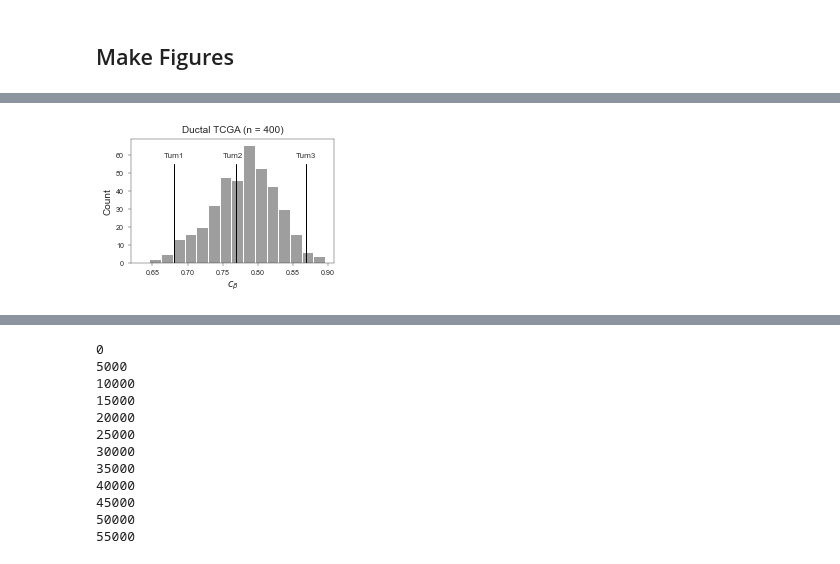
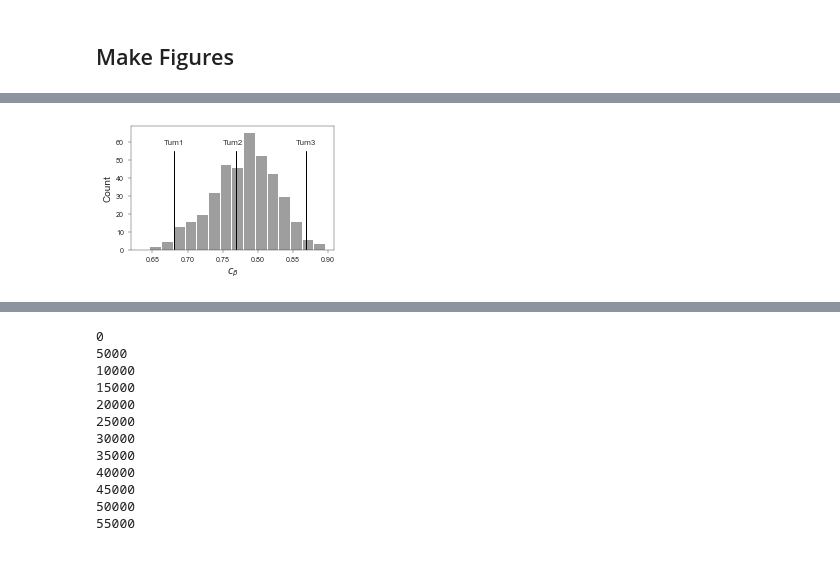
Before and after one commit to danmonyak/EpiClockInvasiveBRCA, a Jupyter notebook: Analysis/c_beta Analysis.ipynb, the cells around one changed output, grey strips where cells are left out. Saved outputs shown, nothing was run; the diff lists cells and outputs as text; code cells hidden in the pictures.

```diff
--- a/Analysis/c_beta Analysis.ipynb
+++ b/Analysis/c_beta Analysis.ipynb
@@ -38,15 +41,15 @@ clinical = {}
 
 # Lund
 
-clinical['ringner'] = pd.read_table(os.path.join(Ringner_clinical_dir, 'cohort.T2.clinical.txt'), index_col=0, dtype={'grade':str})
-clinical['ringner']['c_beta'] = pd.read_table(os.path.join(Ringner_c_beta_dir, 'cohort.T2.c_beta.txt'), index_col=0).squeeze("columns")
+clinical['Lund'] = pd.read_table(os.path.join(Lund_clinical_dir, 'cohort.T2.clinical.txt'), index_col=0, dtype={'grade':str})
+clinical['Lund']['c_beta'] = pd.read_table(os.path.join(Lund_c_beta_dir, 'cohort.T2.c_beta.txt'), index_col=0).squeeze("columns")
 
 # TCGA
 
 clinical['TCGA'] = pd.read_table(os.path.join(TCGA_clinical_dir, 'cohort1.clinical.tsv'), index_col=0)
 clinical['TCGA'] = clinical['TCGA'].set_index('bcr_patient_barcode')
 c_beta_tcga = pd.read_table(os.path.join(TCGA_c_beta_dir, 'cohort.T1.c_beta.txt'), index_col=0, header=None).squeeze("columns")
-c_beta_tcga.index = c_beta_tcga.index.to_series().apply(epi_util.sampleToPatientID)
+c_beta_tcga.index = c_beta_tcga.index.map(epi_util.sampleToPatientID)
 clinical['TCGA']['c_beta'] = c_beta_tcga
 
 clinical['TCGA']['T Stage'] = clinical['TCGA']['ajcc_pathologic_t'].dropna().apply(lambda x:x[:2])
@@ -119,6 +143,7 @@ for module in gene_module_dict.keys():
 ## Genes specifically relevant for breast cancer
 
 clinical['TCGA']['MKI67'] = markers_transformed_df.loc[gene_name.index[gene_name=='MKI67']].T
+clinical['TCGA']['MCM2'] = markers_transformed_df.loc[gene_name.index[gene_name=='MCM2']].T
 
 MCM_family = ['MCM2', 'MCM3', 'MCM4', 'MCM5', 'MCM6', 'MCM7']
 clinical['TCGA']['MCM'] = markers_transformed_df.loc[gene_name.index[gene_name.isin(MCM_family)]].mean(axis=0)
@@ -164,7 +189,7 @@ for samp in all_samples:
 
 FGA_output = pd.DataFrame(index=all_samples, data={'FGA_loss':FGA_loss_list, 'FGA_gain':FGA_gain_list})
 FGA_output['FGA'] = FGA_output['FGA_loss'] + FGA_output['FGA_gain']
-FGA_output.index = FGA_output.index.to_series().apply(lambda x:'-'.join(x.split('-')[:3]))
+FGA_output.index = FGA_output.index.to_series().apply(epi_util.sampleToPatientID)
 
 # Add new columns to TCGA clinical table
 clinical['TCGA'] = clinical['TCGA'].drop(['FGA_loss', 'FGA_gain', 'FGA'], axis=1, errors='ignore')
@@ -199,7 +224,7 @@ sns.set(rc={"savefig.bbox":'tight', 'axes.linewidth':sf}, font_scale=1, style='t
 # Must set dataframe names for use of saveBoxPlotNew and saveCorrelationPlot
 
 clinical['TCGA'].name = 'TCGA'
-clinical['ringner'].name = 'Lund'
+clinical['Lund'].name = 'Lund'
 # %%
 data = {'tumor':{'beta_values_balancedSites':
         pd.read_table(os.path.join(TCGA_clinical_dir, 'cohort1.methyl.balancedSites.tsv'),
@@ -237,33 +262,33 @@ line_color = 'black'
 
 tumor_heights = [0.8, 0.8, 0.8]
 ax.axvline(x=x_0, ymax=tumor_heights[0], lw=2.5 * sf, color=line_color)
 ax.axvline(x=x_1, ymax=tumor_heights[1], lw=2.5 * sf, color=line_color)
 ax.axvline(x=x_2, ymax=tumor_heights[2], lw=2.5 * sf, color=line_color)
 
 ax.set_xlabel('$c_β$', fontsize=labelfontsize * sf)
 ax.set_ylabel('Count', fontsize=labelfontsize * sf)
-ax.set_title(f"Ductal TCGA (n = {(~plot_data.isna()).sum()})", fontsize=labelfontsize * sf)
+# ax.set_title(f"Ductal TCGA (n = {(~plot_data.isna()).sum()})", fontsize=labelfontsize * sf)
 ax.tick_params(axis='both', labelsize=ticksfontsize * sf, width=sf, length=8 * sf)
 
 xlim = ax.get_xlim()
 width = xlim[1] - xlim[0]
 ax.set_xlim(left = xlim[0] - width/20)
 y_height = ax.get_ylim()[1]
 
 ax.text(x_0, (tumor_heights[0]+0.05)*y_height,
         'Tum1', color=line_color,
         ha="center", fontfamily='sans-serif', fontsize=0.8 * labelfontsize * sf, alpha=opacity
        )
 ax.text(x_1-0.005, (tumor_heights[1]+0.05)*y_height,
         'Tum2', color=line_color,
         ha="center", fontfamily='sans-serif', fontsize=0.8 * labelfontsize * sf, alpha=opacity
        )
 ax.text(x_2, (tumor_heights[2]+0.05)*y_height,
         'Tum3', color=line_color,
         ha="center", fontfamily='sans-serif', fontsize=0.8 * labelfontsize * sf, alpha=opacity
        )
 
 fig.savefig(os.path.join(figure_outdir, 'c_beta_distribution.pdf'), format='pdf', pad_inches=0.1)
 # %% [output]
-[figure, old version]
+[figure, new version]
 # %%
```
Also changed, not shown: parts of 29 cells of this notebook, 46 other files.
